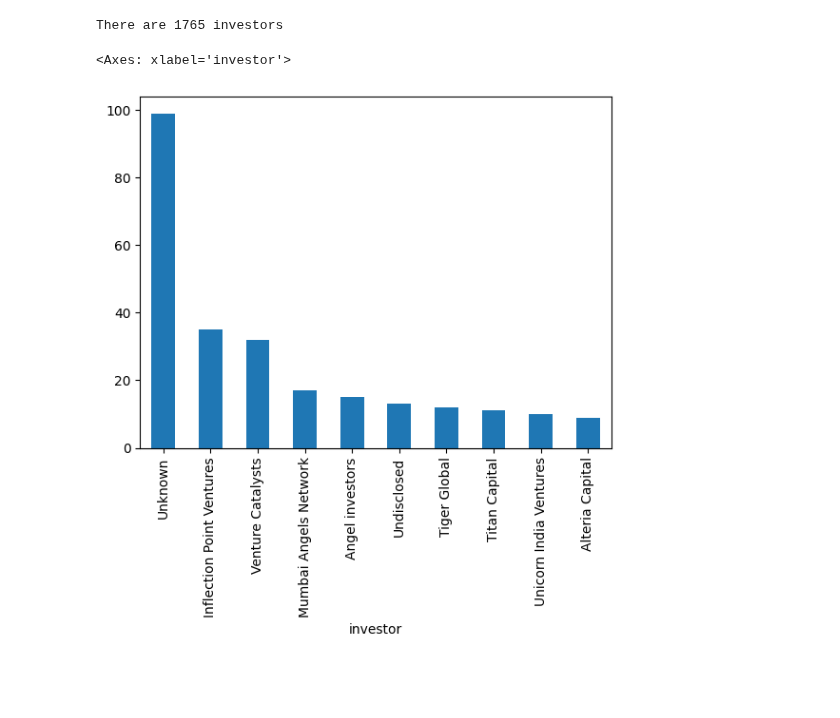
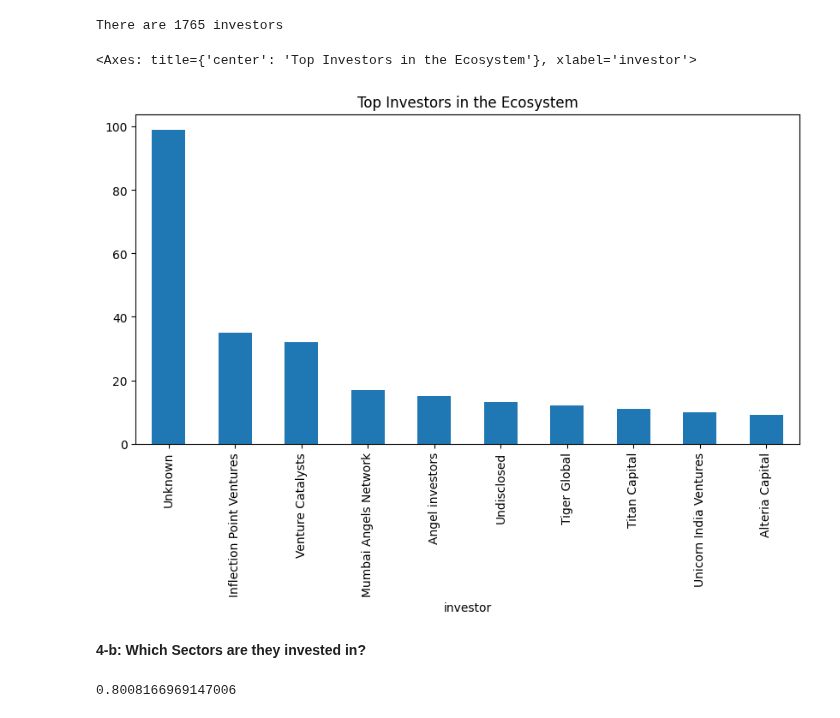
Before and after one commit to Rama-Mwenda/Indian_Ecosystem_Analysis, a Jupyter notebook: Analysis_Notebook.ipynb, the cells around one changed output. Drawn from its saved outputs; the diff is of its cells as text; code cells hidden in the pictures; blank space fills up the shorter version.

Commit message:
Answering Questions with plots

```diff
--- a/Analysis_Notebook.ipynb
+++ b/Analysis_Notebook.ipynb
@@ -809,7 +809,8 @@ df_2018[['City', 'Region', 'Country']]=(df_2018
                                       .astype('category') #changing to category datatype
                                       )
 #drop the deprecated Location column
-df_2018.drop(columns='Location', inplace=True)
+df_2018 = (df_2018
+           .drop(columns='Location'))
 
 df_2018
 # %% [output]
@@ -1918,0 +1974,3 @@ dtype: object
+# %%
+#Combining labels if they have at least 95% similarity
+comb_df['sector'] = (combine_similar_labels(comb_df['sector'], threshold=95))
@@ -1918,0 +1979,7 @@ dtype: object
+# %%
+#viewing the top 50 grouped sectors
+comb_df['sector'] = (comb_df
+                     ['sector']
+                     .astype('category')
+                     )
+comb_df['sector'].value_counts().nlargest(50)
@@ -1918,0 +2004,10 @@ dtype: object
+# %%
+sep_sect = (comb_df
+            ['sector']
+            .str
+            .split(',', expand=True)
+            #.drop(columns=['1','2','3','4','5'])
+            )
+
+comb_df['sector'] = sep_sect.drop(columns=[1,2,3,4,5])
+comb_df['sector']
@@ -2152,7 +2259,21 @@ print(f"There are {comb_df['investor'].nunique()} investors")
 There are 1765 investors
 # %%
 #Checking investors in the Ecosystem
-comb_df['investor'].value_counts().nlargest(10).plot(kind='bar')
+(comb_df
+ ['investor']
+ .value_counts()
+ .nlargest(10)
+ .plot(kind='bar',
+       figsize=(10,5),
+       title='Top Investors in the Ecosystem')
+ )
 # %% [output]
-<Axes: xlabel='investor'>
+<Axes: title={'center': 'Top Investors in the Ecosystem'}, xlabel='investor'>
-[figure, old version]
+[figure, new version]
+# %% [markdown]
+**4-b: Which Sectors are they invested in?**
+# %%
+#ratio of investors to companies in the Ecosystem
+(comb_df['investor'].nunique())/(comb_df['company'].nunique())
+# %% [output]
+0.8008166969147006
```
Also changed, not shown: parts of 12 cells of this notebook.
